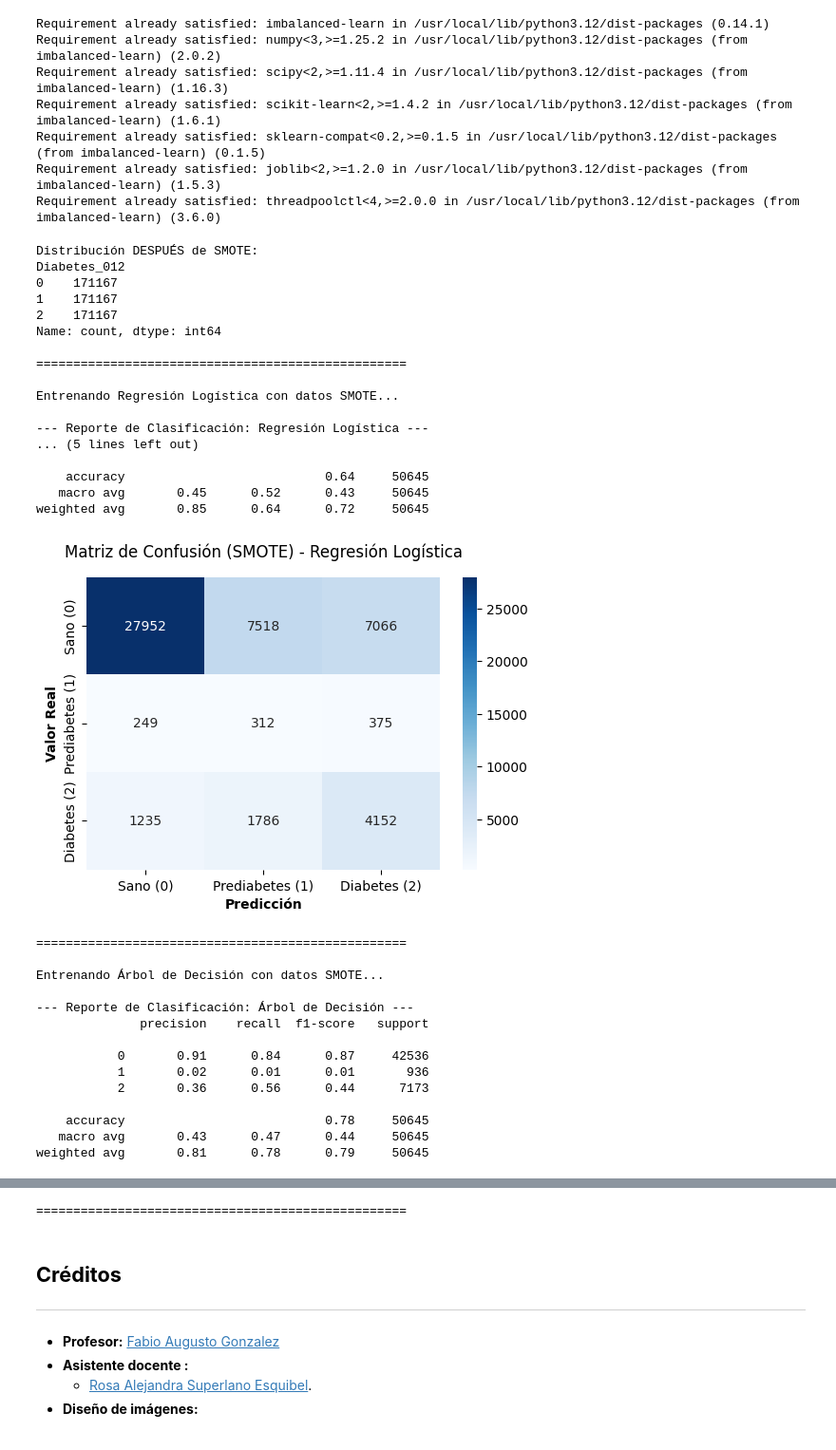
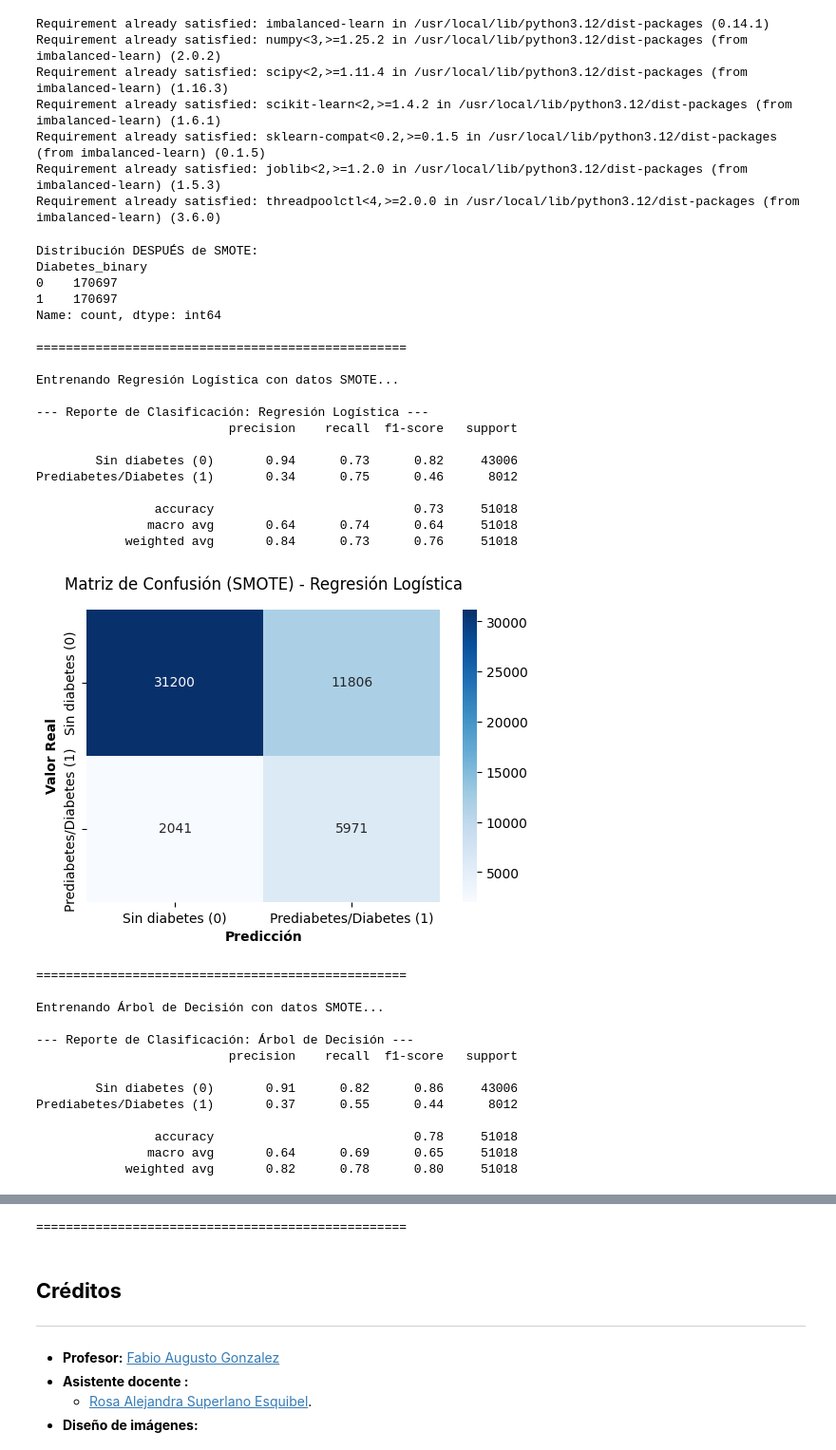
Before and after one commit to Locotin/diplomado-mlds, a Jupyter notebook: Proyecto/M2U4_fase_3_Preparación_de_los_datos.ipynb, the cells around one changed output, grey strips where cells are left out. Shown at 95% size. Saved outputs shown, nothing was run; the diff lists cells and outputs as text; code cells hidden in the pictures.

```diff
--- a/Proyecto/M2U4_fase_3_Preparación_de_los_datos.ipynb
+++ b/Proyecto/M2U4_fase_3_Preparación_de_los_datos.ipynb
@@ -1200,14 +1225,19 @@ for nombre, y_pred in predicciones.items():
     print("-" * 50)
 
 
-    print(classification_report(y_test, y_pred))
+    print(classification_report(
+        y_test,
+        y_pred,
+        labels=binary_class_ids,
+        target_names=binary_class_labels,
+    ))
 
     # Matriz de Confusión Visual
-    cm = confusion_matrix(y_test, y_pred)
+    cm = confusion_matrix(y_test, y_pred, labels=binary_class_ids)
     plt.figure(figsize=(6, 4))
     sns.heatmap(cm, annot=True, fmt='d', cmap='Blues',
-                xticklabels=['Sano (0)', 'Prediabetes (1)', 'Diabetes (2)'],
-                yticklabels=['Sano (0)', 'Prediabetes (1)', 'Diabetes (2)'])
+                xticklabels=binary_class_labels,
+                yticklabels=binary_class_labels)
     plt.title(f'Matriz de Confusión - {nombre}')
     plt.ylabel('Valor Real')
     plt.xlabel('Predicción')
@@ -1301,7 +1328,12 @@ for nombre, modelo in modelos.items():
 
 
     print(f"\n--- Resultados para: {nombre} (Datos Reducidos) ---")
-    print(classification_report(y_test, predicciones_reducidas[nombre]))
+    print(classification_report(
+        y_test,
+        predicciones_reducidas[nombre],
+        labels=binary_class_ids,
+        target_names=binary_class_labels,
+    ))
     print("-" * 50)
 # %% [output]
 --- SELECCIONANDO LAS MEJORES VARIABLES ---
@@ -1330,15 +1362,16 @@ import matplotlib.pyplot as plt
 import seaborn as sns
 
 for nombre, y_pred in predicciones_reducidas.items():
-    cm = confusion_matrix(y_test, y_pred)
+    cm = confusion_matrix(y_test, y_pred, labels=binary_class_ids)
 
     plt.figure(figsize=(7, 5))
 
     sns.heatmap(cm, annot=True, fmt='d', cmap='Blues',
-                xticklabels=['Sano (0)', 'Prediabetes (1)', 'Diabetes (2)'],
-                yticklabels=['Sano (0)', 'Prediabetes (1)', 'Diabetes (2)'])
+                xticklabels=binary_class_labels,
+                yticklabels=binary_class_labels)
 
     plt.title(f'Matriz de Confusión (Datos Reducidos) - {nombre}', pad=15)
     plt.ylabel('Valor Real ', fontweight='bold')
+    plt.xlabel('Predicción', fontweight='bold')
     plt.show()
 # %% [output]
@@ -1357,7 +1390,9 @@ Requirement already satisfied: joblib<2,>=1.2.0 in /usr/local/lib/python3.12/dis
 Requirement already satisfied: threadpoolctl<4,>=2.0.0 in /usr/local/lib/python3.12/dist-packages (from imbalanced-learn) (3.6.0)
 # %%
 
-# Alicamos SMOTE solo al Train
+from imblearn.over_sampling import SMOTE
+
+# Aplicamos SMOTE solo al train
 smote = SMOTE(random_state=100)
 X_train_smote, y_train_smote = smote.fit_resample(X_train_scaled, y_train)
 
@@ -1377,57 +1412,63 @@ predicciones_smote = {}
 
 for nombre, modelo in modelos_smote.items():
     print(f"Entrenando {nombre} con datos SMOTE...")
 
     # Entrenamos con los datos balanceados sintéticamente
     modelo.fit(X_train_smote, y_train_smote)
 
     # Predecimos sobre los datos de prueba ORIGINALES
     predicciones_smote[nombre] = modelo.predict(X_test_scaled)
 
     print(f"\n--- Reporte de Clasificación: {nombre} ---")
-    print(classification_report(y_test, predicciones_smote[nombre]))
+    print(classification_report(
+        y_test,
+        predicciones_smote[nombre],
+        labels=binary_class_ids,
+        target_names=binary_class_labels,
+    ))
 
     # Graficamos la Matriz de Confusión
-    cm = confusion_matrix(y_test, predicciones_smote[nombre])
+    cm = confusion_matrix(y_test, predicciones_smote[nombre], labels=binary_class_ids)
     plt.figure(figsize=(6, 4))
     sns.heatmap(cm, annot=True, fmt='d', cmap='Blues',
-                xticklabels=['Sano (0)', 'Prediabetes (1)', 'Diabetes (2)'],
-                yticklabels=['Sano (0)', 'Prediabetes (1)', 'Diabetes (2)'])
+                xticklabels=binary_class_labels,
+                yticklabels=binary_class_labels)
     plt.title(f'Matriz de Confusión (SMOTE) - {nombre}', pad=15)
     plt.ylabel('Valor Real', fontweight='bold')
     plt.xlabel('Predicción', fontweight='bold')
     plt.show()
     print("="*50 + "\n")
 # %% [output]
 Distribución DESPUÉS de SMOTE:
-Diabetes_012
-0    171167
-1    171167
-2    171167
+Diabetes_binary
+0    170697
+1    170697
 Name: count, dtype: int64
 
 ==================================================
 
 Entrenando Regresión Logística con datos SMOTE...
 
 --- Reporte de Clasificación: Regresión Logística ---
-... (5 lines left out)
+                          precision    recall  f1-score   support
 
-    accuracy                           0.64     50645
-   macro avg       0.45      0.52      0.43     50645
-weighted avg       0.85      0.64      0.72     50645
+        Sin diabetes (0)       0.94      0.73      0.82     43006
+Prediabetes/Diabetes (1)       0.34      0.75      0.46      8012
+
+                accuracy                           0.73     51018
+               macro avg       0.64      0.74      0.64     51018
+            weighted avg       0.84      0.73      0.76     51018
-[figure, old version]
+[figure, new version]
 ==================================================
 
 Entrenando Árbol de Decisión con datos SMOTE...
 
 --- Reporte de Clasificación: Árbol de Decisión ---
-              precision    recall  f1-score   support
+                          precision    recall  f1-score   support
 
-           0       0.91      0.84      0.87     42536
-           1       0.02      0.01      0.01       936
-           2       0.36      0.56      0.44      7173
+        Sin diabetes (0)       0.91      0.82      0.86     43006
+Prediabetes/Diabetes (1)       0.37      0.55      0.44      8012
 
-    accuracy                           0.78     50645
-   macro avg       0.43      0.47      0.44     50645
-weighted avg       0.81      0.78      0.79     50645
+                accuracy                           0.78     51018
+               macro avg       0.64      0.69      0.65     51018
+            weighted avg       0.82      0.78      0.80     51018
```
Also changed, not shown: parts of 12 cells of this notebook, 3 other files.
